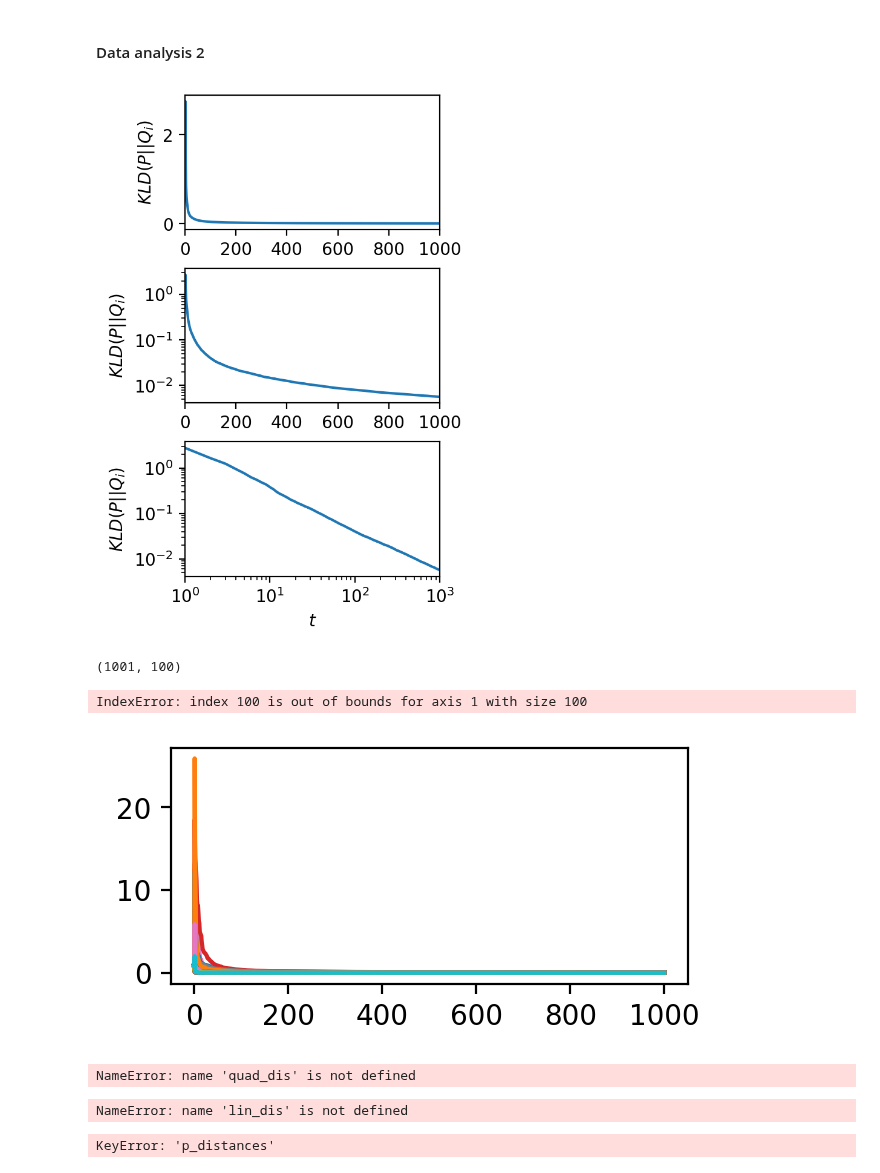
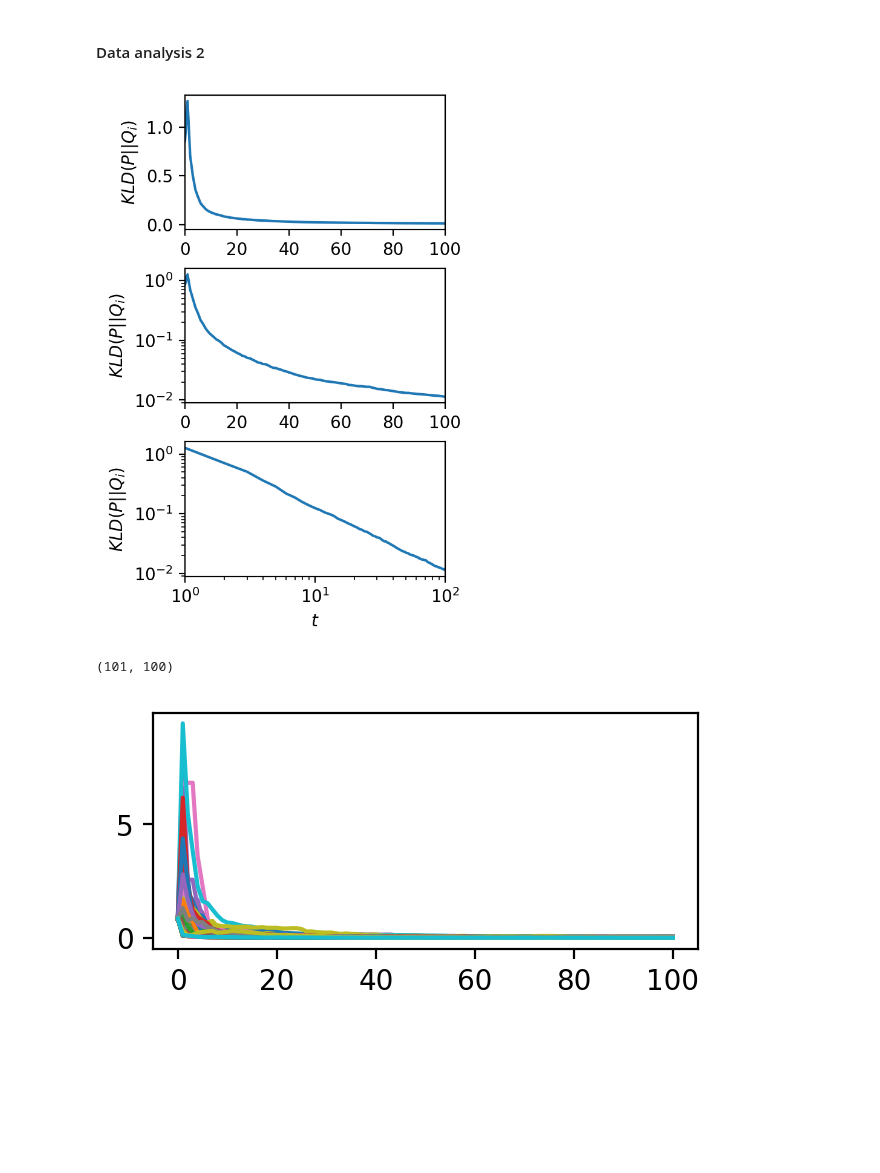
Before and after one commit to Priesemann-Group/neuro_op, a Jupyter notebook: notebooks/Testing_param.ipynb, the cells around one changed output. Drawn from its saved outputs; the diff is of its cells as text; code cells hidden in the pictures; blank space fills up the shorter version.

```diff
--- a/notebooks/Testing_param.ipynb
+++ b/notebooks/Testing_param.ipynb
@@ -40,7 +40,7 @@ input = dict(
     h=1,  # Rate of external information draw events
     r=1,  # Rate of edge information exchange events
     t0=0,  # Start time of simulation
-    t_max=1e3,  # End time of simulation
+    t_max=100,  # End time of simulation
     t_sample=1,  # Periodicity for which samples and distance measures (KL-div, p-distance) are taken
     sample_bins=201,  # Number of bins used in distance measures
     sample_range=(
@@ -193,49 +203,28 @@ for i, _ in enumerate(ax):
         label="$KLD_i$",
     )
     ax[i].set_ylabel("$KLD(P||Q_i)$")
-    ax[i].set_xlim(0, input["t_max"])
+    ax[i].set_xlim(0, x[-1])
 ax[2].set_xlabel("$t$")
 ax[1].set_yscale("log")
 ax[2].loglog()
 ax[2].set_xlim(input["t_sample"], input["t_max"])
 fig.savefig("./graphics-output/KLD.png", dpi=1500)
 # %% [output]
-[figure, old version]
+[figure, new version]
 # %%
 # for i in N_iter:
 #    plt.plot(input["t_sample"] * np.arange(0, kld.shape[0]), kld[:, i, ])
 kld = np.array(out1["kl_divs"])
 print(kld.shape)
 fig, ax = plt.subplots(constrained_layout=True, figsize=(3, 1.5))
-for i, _ in enumerate(kld):
+for i, _ in enumerate(kld.T):
     ax.plot(
         input["t_sample"] * np.arange(0, kld.shape[0]),
         kld[:, i],
         label="avg",
     )
 # plt.loglog()
 # plt.ylim(0, 2)
 # %% [output]
-(1001, 100)
+(101, 100)
-IndexError: index 100 is out of bounds for axis 1 with size 100
-[figure, old version]
+[figure, new version]
-# %%
-print(quad_dis.shape)
-fig, ax = plt.subplots(constrained_layout=True, figsize=(4, 2))
-for i in N_iter:
-    ax.plot(input["t_sample"] * np.arange(1, quad_dis.shape[0]), quad_dis[1:, i])
-# %% [output]
-NameError: name 'quad_dis' is not defined
-# %%
-print(lin_dis.shape)
-fig, ax = plt.subplots(constrained_layout=True, figsize=(4, 2))
-for i in N_iter:
-    ax.plot(input["t_sample"] * np.arange(1, lin_dis.shape[0]), lin_dis[1:, i])
-# %% [output]
-NameError: name 'lin_dis' is not defined
-# %%
-arr = np.array(out1["p_distances"])
-print(arr.shape)
-# (arr[-1, 0, 1, :] ** 2).mean()
-# %% [output]
-KeyError: 'p_distances'
```
Also changed, not shown: parts of 4 cells of this notebook, 5 other files.
